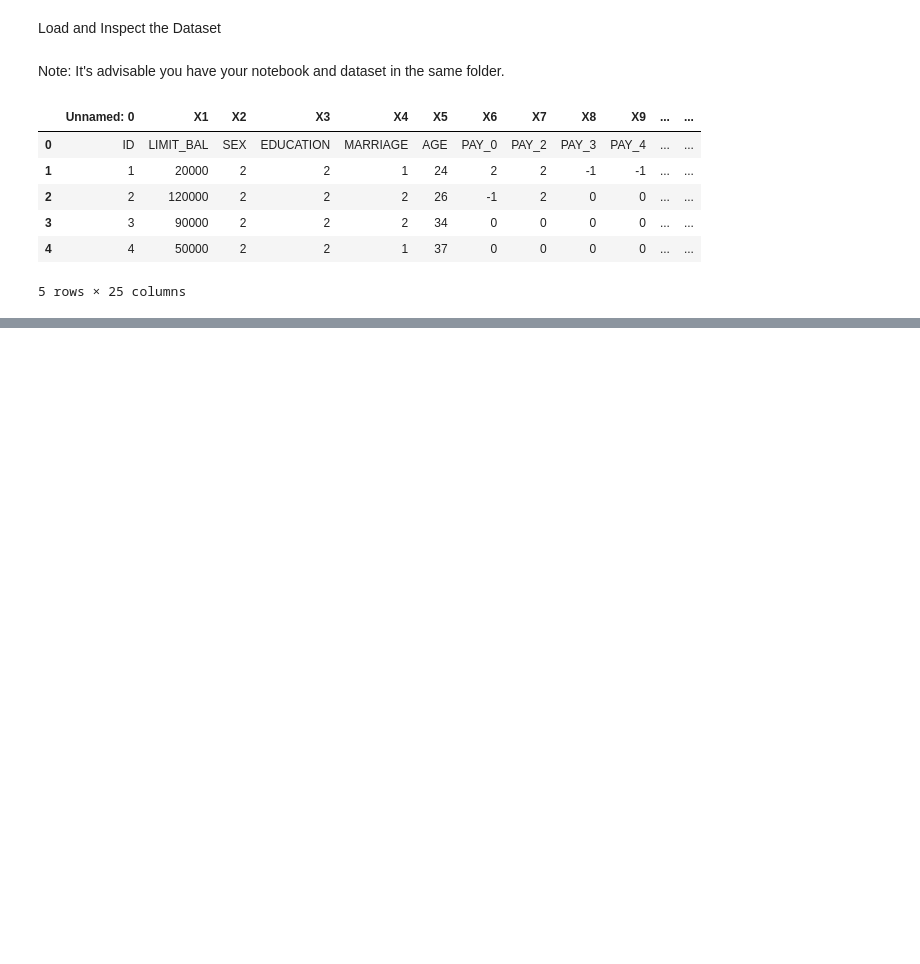
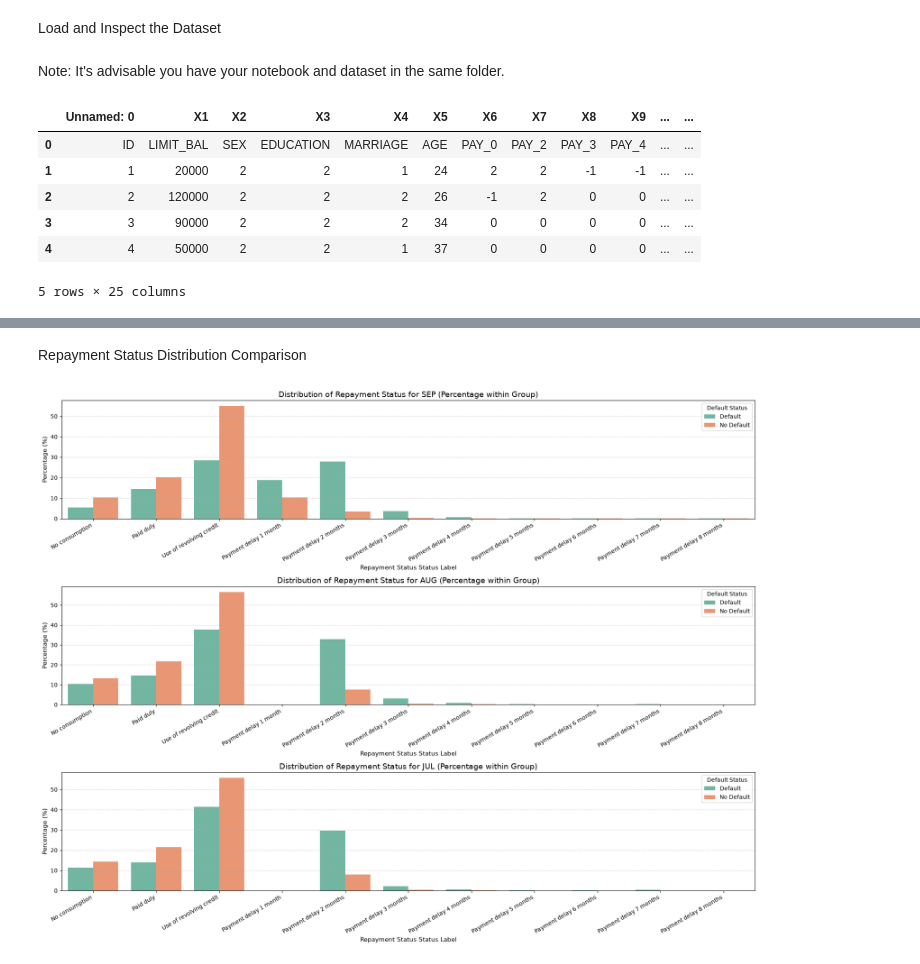
Before and after one commit to GiftFAC/team_credence, a Jupyter notebook: credit_card_default.ipynb, the cells around one changed output, grey strips where cells are left out. Cells and saved outputs as stored; diff of their text form; code cells hidden in the pictures; blank space fills up the shorter version.

```diff
--- a/credit_card_default.ipynb
+++ b/credit_card_default.ipynb
@@ -30,0 +354,11 @@ df.head()
+# %%
+# Calculate the number of outliers using the IQR (Interquartile Range) method for these numeric fields
+print("Number of outliers per continuous feature using IQR method:")
+for col in numeric_cols + bill_cols + pay_cols:
+    Q1 = df_copy[col].quantile(0.25)
+    Q3 = df_copy[col].quantile(0.75)
+    IQR = Q3 - Q1
+    lower_bound = Q1 - 1.5 * IQR
+    upper_bound = Q3 + 1.5 * IQR
+    outliers = df_copy[(df_copy[col] < lower_bound) | (df_copy[col] > upper_bound)]
+    print(f"{col:25} : {len(outliers)} outliers (out of {len(df_copy)} records)")
@@ -30,0 +406,67 @@ df.head()
+# %% [markdown]
+Repayment Status Distribution Comparison
+# %%
+# Get repayment status columns
+pay_status_cols = [
+    'repayment_status_sep', 'repayment_status_aug', 'repayment_status_jul',
+    'repayment_status_jun', 'repayment_status_may', 'repayment_status_apr'
+]
+
+# Create a long-form DataFrame for easier multi-plot visualization with seaborn
+df_melted = pd.melt(
+    df_copy,
+    id_vars=['default_payment_next_month'],
+    value_vars=pay_status_cols,
+    var_name='Month',
+    value_name='Status'
+)
+
+# Map target and status numerical categories to descriptive labels dynamically
+df_melted['Default Status'] = df_melted['default_payment_next_month'].map(default_labels)
+df_melted['Repayment Status'] = df_melted['Status'].map(repayment_status_labels)
+
+# Focus on the most recent 3 months for highly readable visualization (September, August, July)
+months_to_plot = ['repayment_status_sep', 'repayment_status_aug', 'repayment_status_jul']
+
+plt.figure(figsize=(18, 14))
+
+for i, col in enumerate(months_to_plot, 1):
+    plt.subplot(3, 1, i)
+
+    # Calculate percentage within each default category to adjust for class imbalance
+    temp_df = df_copy[[col, 'default_payment_next_month']].copy()
+    temp_df['Default Status'] = temp_df['default_payment_next_month'].map(default_labels)
+    temp_df['Repayment Status'] = temp_df[col].map(repayment_status_labels)
+
+    # Group and calculate relative percentages
+    grouped_data = (
+        temp_df.groupby(['Default Status', 'Repayment Status'])
+        .size()
+        .groupby(level=0, group_keys=False)
+        .apply(lambda x: 100 * x / float(x.sum()))
+        .reset_index(name='Percentage')
+    )
+
+    # Sort by the numeric values of status for orderly layout
+    status_order = [repayment_status_labels[k] for k in sorted(repayment_status_labels.keys()) if repayment_status_labels[k] in grouped_data['Repayment Status'].values]
+
+    sns.barplot(
+        data=grouped_data,
+        x='Repayment Status',
+        y='Percentage',
+        hue='Default Status',
+        order=status_order,
+        palette='Set2'
+    )
+
+    plt.title(f"Distribution of Repayment Status for {col.replace('repayment_status_', '').upper()} (Percentage within Group)", fontsize=14)
+    plt.xlabel('Repayment Status Status Label', fontsize=11)
+    plt.ylabel('Percentage (%)', fontsize=11)
+    plt.xticks(rotation=30, ha='right')
+    plt.grid(axis='y', linestyle='--', alpha=0.5)
+    plt.legend(title='Default Status')
+
+plt.tight_layout()
+plt.show()
+# %% [output]
+[figure, added]
```
Also changed, not shown: parts of 49 cells of this notebook.
